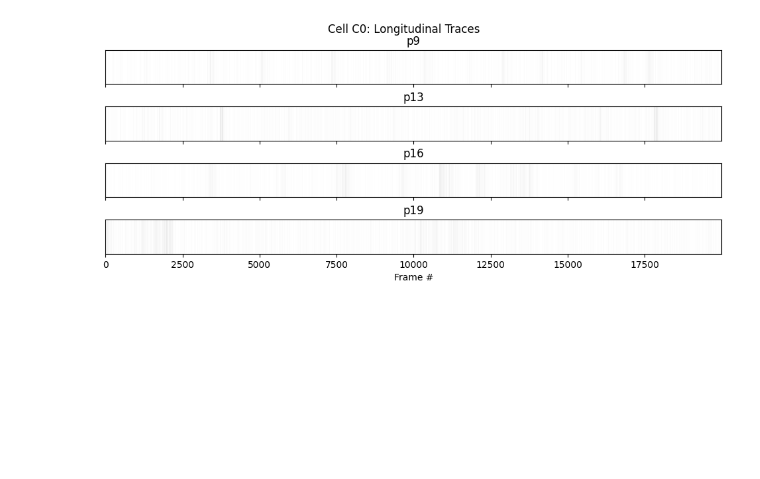
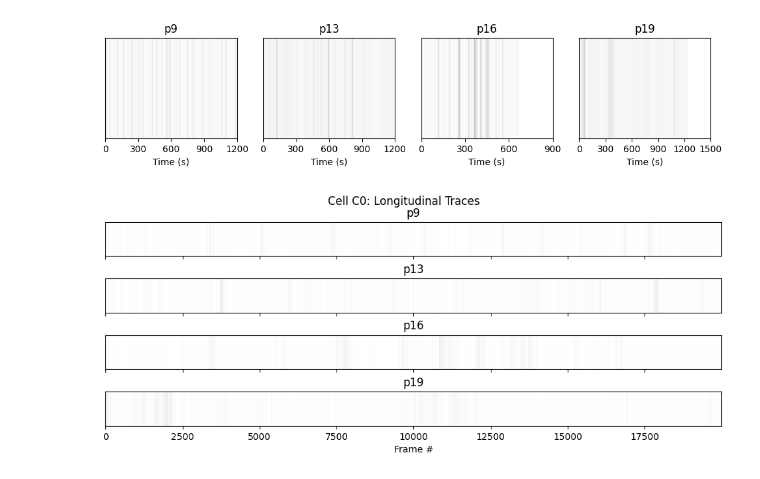
Before and after one commit to giannamattessich/VIPAnalyses, a Jupyter notebook: getTrack2POutput.ipynb, the cells around one changed output. Saved outputs shown, nothing was run; the diff lists cells and outputs as text; code cells hidden in the pictures; blank space fills up the shorter version.

```diff
--- a/getTrack2POutput.ipynb
+++ b/getTrack2POutput.ipynb
@@ -7,10 +7,10 @@ from vip_helpers import *
 vip_data = load_vip_data()
 days = list(vip_data['day'])
 #days = [day for day in days if day != 'p12']
-animal = 'Back_left'
+animal = 'Front_left'
 basepath = f'/mnt/Batista_Lab/Joslyn/Experiments/VIPxTiger/dob_8.3.25/preprocessed/{animal}'
 dataclasses, state_dfs, s2p_outs, recording_days = load_animal_data(animal)
-track2p_path = os.path.join(basepath, 'track2p')
+track2p_path = os.path.join(basepath, '9_13_16_19', 'track2p')
 t2p = Track2POutput(track2p_path)
 long_cells_dict = t2p.get_longitudinal_cells_dict(s2p_outs=s2p_outs, num_days_required=4)
 print(f'Found {len(long_cells_dict)} tracked cells')
@@ -20,3 +137,45 @@ Found 1 tracked cells
+# %%
+fig, axs = plt.subplots(1, len(rec_days), figsize = (12, 2))
+day_idx = 0
+for rec_day in rec_days:
+    pop_traces = []
+    for cell in long_cells_dict.keys():
+        cell_trace_day = long_cells_dict[cell][rec_day]
+        pop_traces.append(cell_trace_day)
+    pop_spikes = restrict_traces(pop_traces)
+    spks_z    = zscore_robust(pop_spikes, axis=1)
+    vmin = np.nanpercentile(spks_z, 1)
+    vmax = np.nanpercentile(spks_z, 99)
+    # # robust display range from the *stacked* array
+    # vmin = np.nanpercentile(spks_z, 1)
+    # vmax = np.nanpercentile(spks_z, 99)
+    if not np.isfinite(vmin) or not np.isfinite(vmax) or vmin >= vmax:
+        # fallback to safe defaults if array is constant/NaN
+        vmin, vmax = -1.0, 1.0
+
+    norm = Normalize(vmin=vmin, vmax=vmax)
+
+    axs[day_idx].imshow(spks_z, aspect='auto', cmap='binary',
+                        origin='lower', norm=norm)
+    n_samples = spks_z.shape[1]
+    duration_sec = n_samples / 30
+
+    tick_step = 300   # whole-number steps
+    ticks_sec = np.arange(0, duration_sec + tick_step, tick_step)
+    ticks_idx = ticks_sec * 30
+
+    axs[day_idx].set_xticks(ticks_idx)
+    axs[day_idx].set_xticklabels([f"{int(t)}" for t in ticks_sec])
+    axs[day_idx].set_xlabel("Time (s)")
+    if spks_z.shape[0] == 1:
+        axs[day_idx].yaxis.set_major_locator(mticker.NullLocator())
+        axs[day_idx].yaxis.set_major_formatter(mticker.NullFormatter())
+    #axs[day_idx].invert_yaxis()
+    axs[day_idx].set_title(rec_day)
+    day_idx +=1
+plt.show()
+# %% [output]
+[figure, added]
 # %%
 from twop.plots import *
 
```
Also changed, not shown: parts of 3 cells of this notebook, 15 other files.
